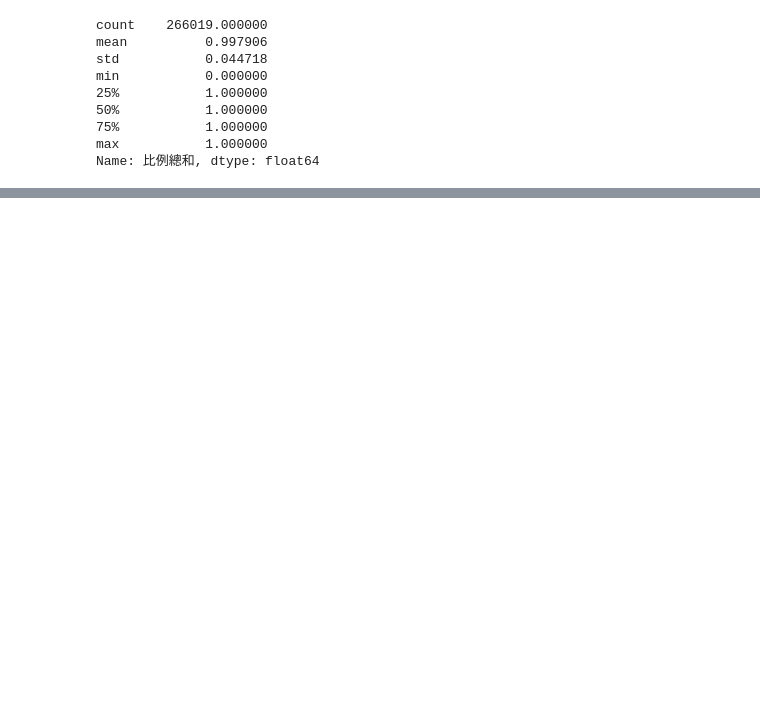
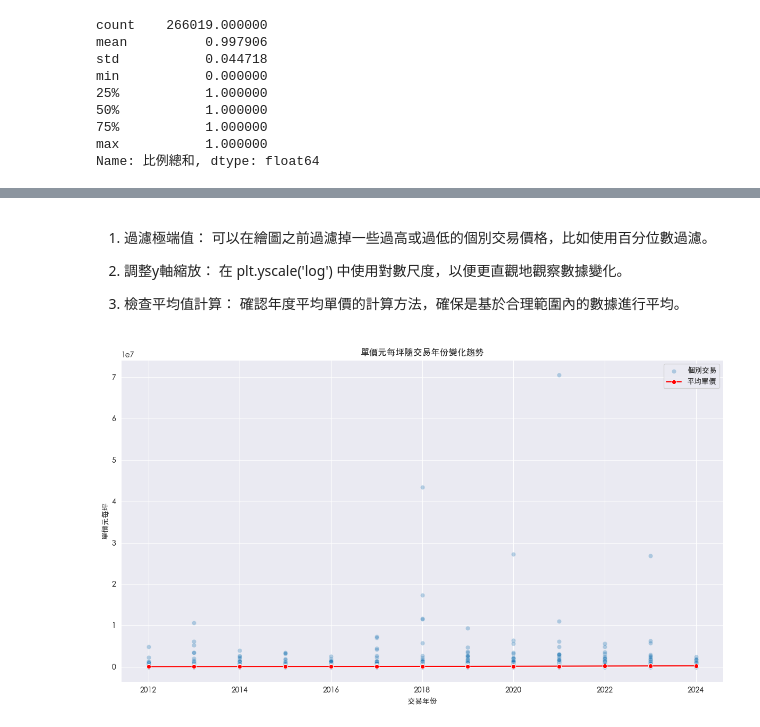
Before and after one commit to BDSE35/house, a Jupyter notebook: preprocessing/rawData_analysis.ipynb, the cells around one changed output, grey strips where cells are left out. Drawn from its saved outputs; the diff is of its cells as text; code cells hidden in the pictures; blank space fills up the shorter version.

```diff
--- a/preprocessing/rawData_analysis.ipynb
+++ b/preprocessing/rawData_analysis.ipynb
@@ -241,0 +363,25 @@ ax = sns.lmplot(x = '交易年份', y = '單價元每坪', data=df, hue='建築
+# %% [markdown]
+1. 過濾極端值： 可以在繪圖之前過濾掉一些過高或過低的個別交易價格，比如使用百分位數過濾。
+
+2. 調整y軸縮放： 在 plt.yscale('log') 中使用對數尺度，以便更直觀地觀察數據變化。
+
+3. 檢查平均值計算： 確認年度平均單價的計算方法，確保是基於合理範圍內的數據進行平均。
+# %%
+yearly_avg_price = df.groupby('交易年份')['單價元每坪'].mean().reset_index()
+plt.figure(figsize=(12, 7))
+
+# 绘制散点图
+sns.scatterplot(data=df, x='交易年份', y='單價元每坪', alpha=0.3, label='個別交易')
+
+# 绘制年度平均单价的折线图
+sns.lineplot(data=yearly_avg_price, x='交易年份', y='單價元每坪', marker='o', color='red', label='平均單價')
+
+plt.title('單價元每坪隨交易年份變化趨勢')
+plt.xlabel('交易年份')
+plt.ylabel('單價元每坪')
+plt.legend()
+plt.grid(True)
+plt.tight_layout()
+plt.show()
+# %% [output]
+[figure, added]
```
Also changed, not shown: parts of 100 cells of this notebook, 1 other file.
